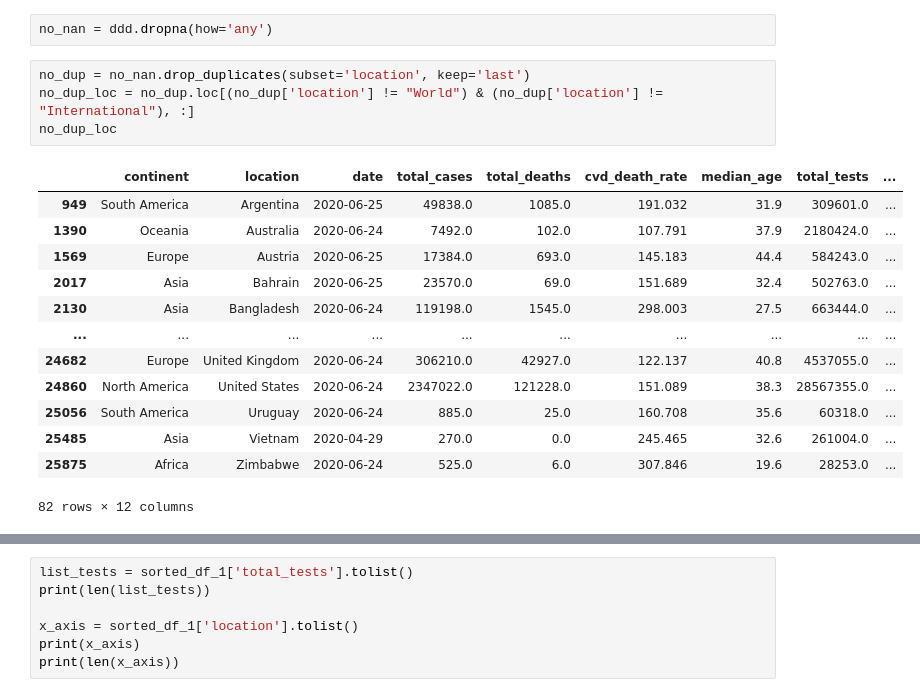
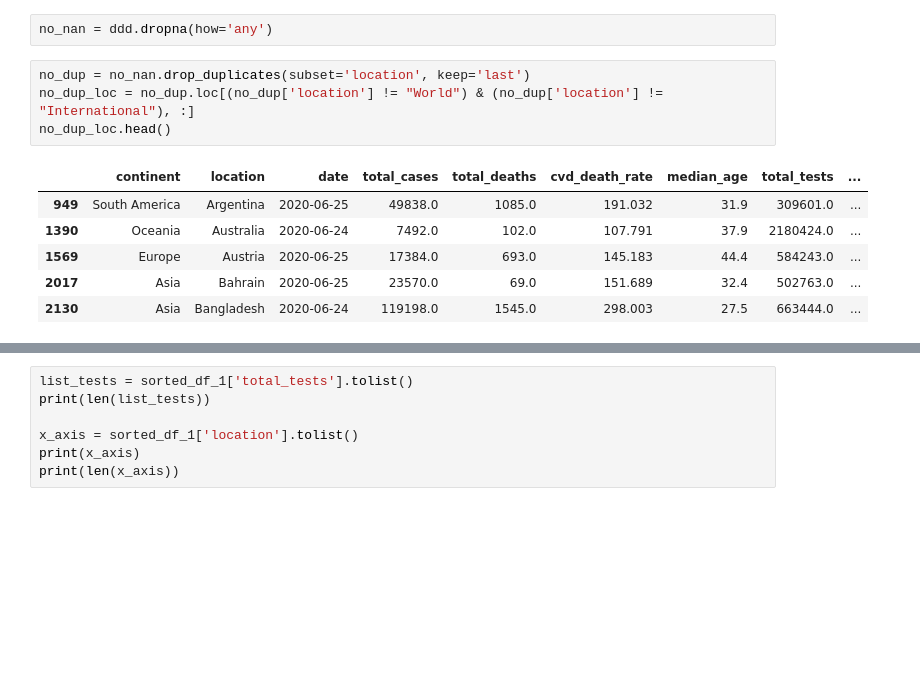
Before and after one commit to edwardma401/unit07_project_1, a Jupyter notebook: Untitled.ipynb, the cells around one changed output, grey strips where cells are left out. Drawn from its saved outputs; the diff is of its cells as text; blank space fills up the shorter version.

```diff
--- a/Untitled.ipynb
+++ b/Untitled.ipynb
@@ -100,20 +69,13 @@ no_nan = ddd.dropna(how='any')
 # %%
 no_dup = no_nan.drop_duplicates(subset='location', keep='last')
 no_dup_loc = no_dup.loc[(no_dup['location'] != "World") & (no_dup['location'] != "International"), :]
-no_dup_loc
+no_dup_loc.head()
 # %% [output]
 |  | continent | location | date | total_cases | total_deaths | cvd_death_rate | median_age | total_tests | ... |
 | 949 | South America | Argentina | 2020-06-25 | 49838.0 | 1085.0 | 191.032 | 31.9 | 309601.0 | ... |
 | 1390 | Oceania | Australia | 2020-06-24 | 7492.0 | 102.0 | 107.791 | 37.9 | 2180424.0 | ... |
 | 1569 | Europe | Austria | 2020-06-25 | 17384.0 | 693.0 | 145.183 | 44.4 | 584243.0 | ... |
 | 2017 | Asia | Bahrain | 2020-06-25 | 23570.0 | 69.0 | 151.689 | 32.4 | 502763.0 | ... |
 | 2130 | Asia | Bangladesh | 2020-06-24 | 119198.0 | 1545.0 | 298.003 | 27.5 | 663444.0 | ... |
-| ... | ... | ... | ... | ... | ... | ... | ... | ... | ... |
-| 24682 | Europe | United Kingdom | 2020-06-24 | 306210.0 | 42927.0 | 122.137 | 40.8 | 4537055.0 | ... |
-| 24860 | North America | United States | 2020-06-24 | 2347022.0 | 121228.0 | 151.089 | 38.3 | 28567355.0 | ... |
-| 25056 | South America | Uruguay | 2020-06-24 | 885.0 | 25.0 | 160.708 | 35.6 | 60318.0 | ... |
-| 25485 | Asia | Vietnam | 2020-04-29 | 270.0 | 0.0 | 245.465 | 32.6 | 261004.0 | ... |
-| 25875 | Africa | Zimbabwe | 2020-06-24 | 525.0 | 6.0 | 307.846 | 19.6 | 28253.0 | ... |
-82 rows × 12 columns
 # %%
 no_dup_loc_1 = no_dup_loc.loc[no_dup_loc['date'] != "2020-04-29", :]
```
Also changed, not shown: parts of 13 cells of this notebook.
